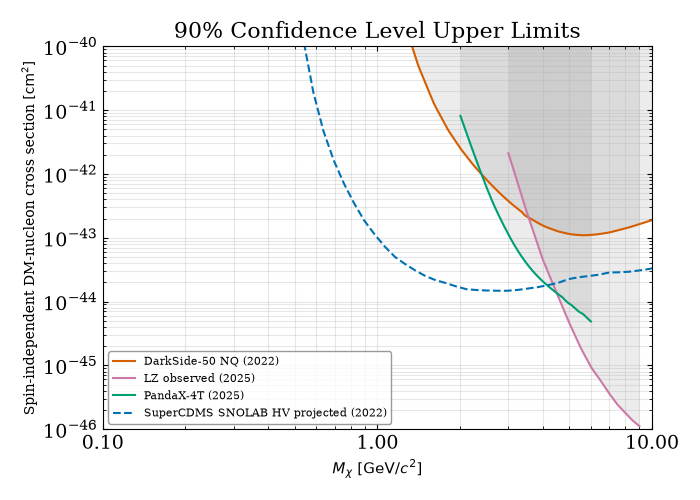
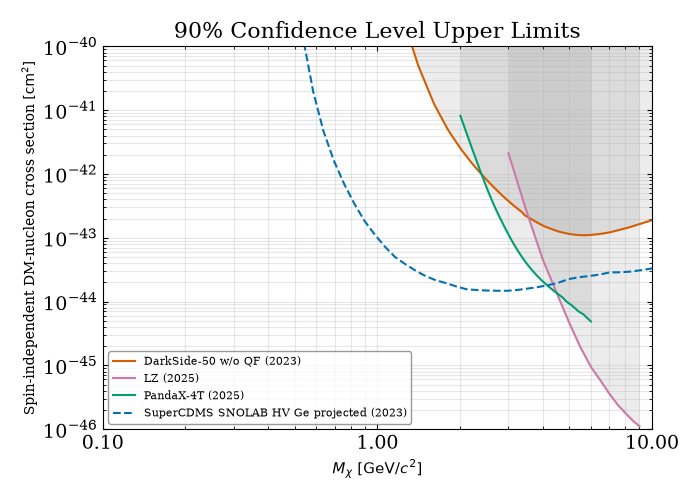
The change to this notebook cell's code, shown as a diff; its figure went from the first image to the second:
--- before
+++ after
@@ -41,8 +41,8 @@
 fig, ax = plt.subplots(figsize=(7, 5))
 
-ax.plot(ds50[:, 0],  ds50[:, 1],  color='#D55E00', lw=1.5, ls='-',  label='DarkSide-50 NQ (2022)')
+ax.plot(ds50[:, 0],  ds50[:, 1],  color='#D55E00', lw=1.5, ls='-',  label='DarkSide-50 w/o QF (2023)')
 ax.fill_between(ds50[:, 0], ds50[:, 1], Y_TOP, color='gray', alpha=0.15, lw=0)
 
-ax.plot(lz_mass,     lz_limit,    color='#CC79A7', lw=1.5, ls='-',  label='LZ observed (2025)')
+ax.plot(lz_mass,     lz_limit,    color='#CC79A7', lw=1.5, ls='-',  label='LZ (2025)')
 ax.fill_between(lz_mass, lz_limit, Y_TOP, color='gray', alpha=0.15, lw=0)
 
@@ -50,5 +50,5 @@
 ax.fill_between(panda[:, 0], panda[:, 1], Y_TOP, color='gray', alpha=0.15, lw=0)
 
-ax.plot(scdms_hv[:, 0], scdms_hv[:, 1], color='#0072B2', lw=1.5, ls='--', label='SuperCDMS SNOLAB HV projected (2022)')
+ax.plot(scdms_hv[:, 0], scdms_hv[:, 1], color='#0072B2', lw=1.5, ls='--', label='SuperCDMS SNOLAB HV Ge projected (2023)')
 
 ax.set_xscale('log')
@@ -66,4 +66,5 @@
 plt.tight_layout()
 
-fig.savefig('../curves/dm_limits_comparison.pdf')
+fig.savefig('../plots/SuperCDMS_SNOLAB_focused_comparison/dm_limits_comparison.pdf')
+fig.savefig('../plots/SuperCDMS_SNOLAB_focused_comparison/dm_limits_comparison.png')
 plt.show()

Commit: ready to publish the curve